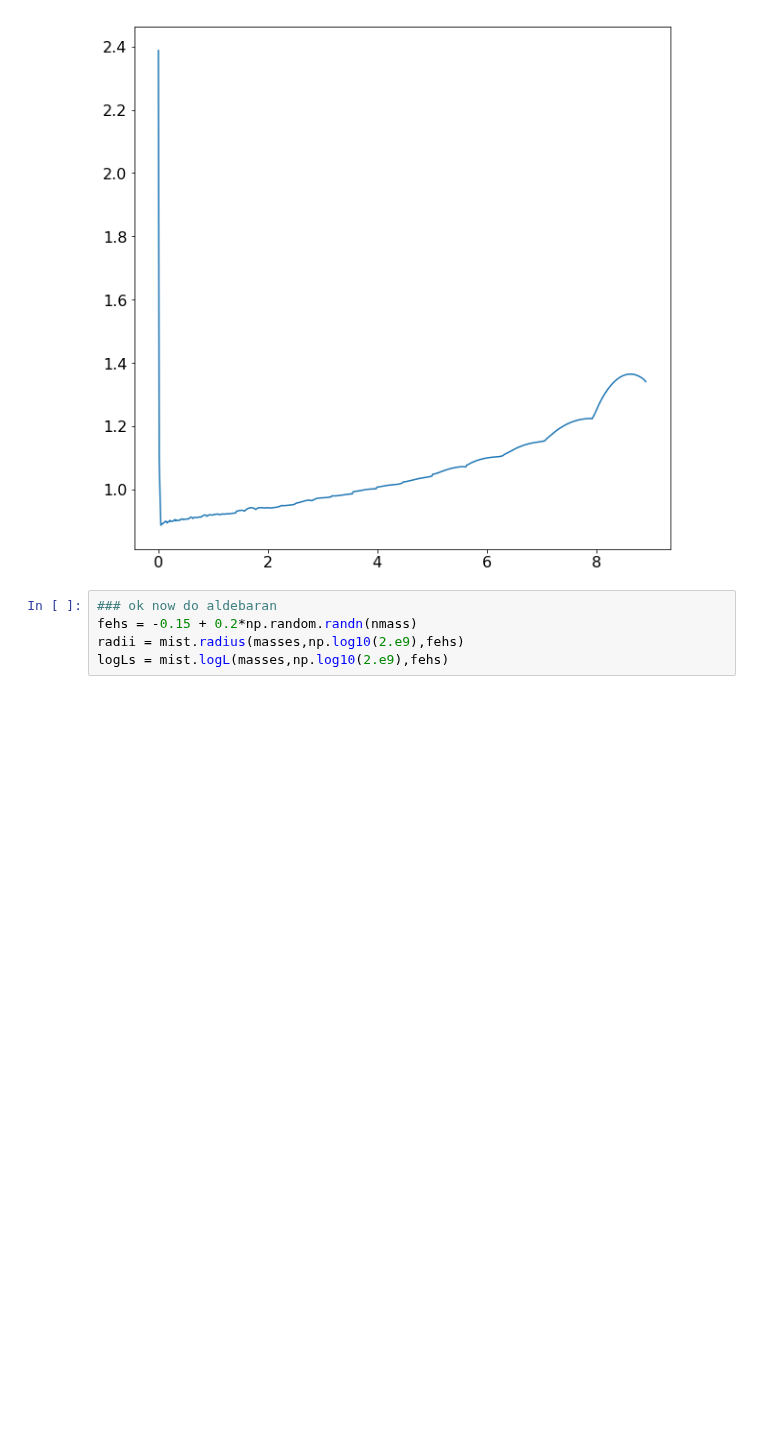
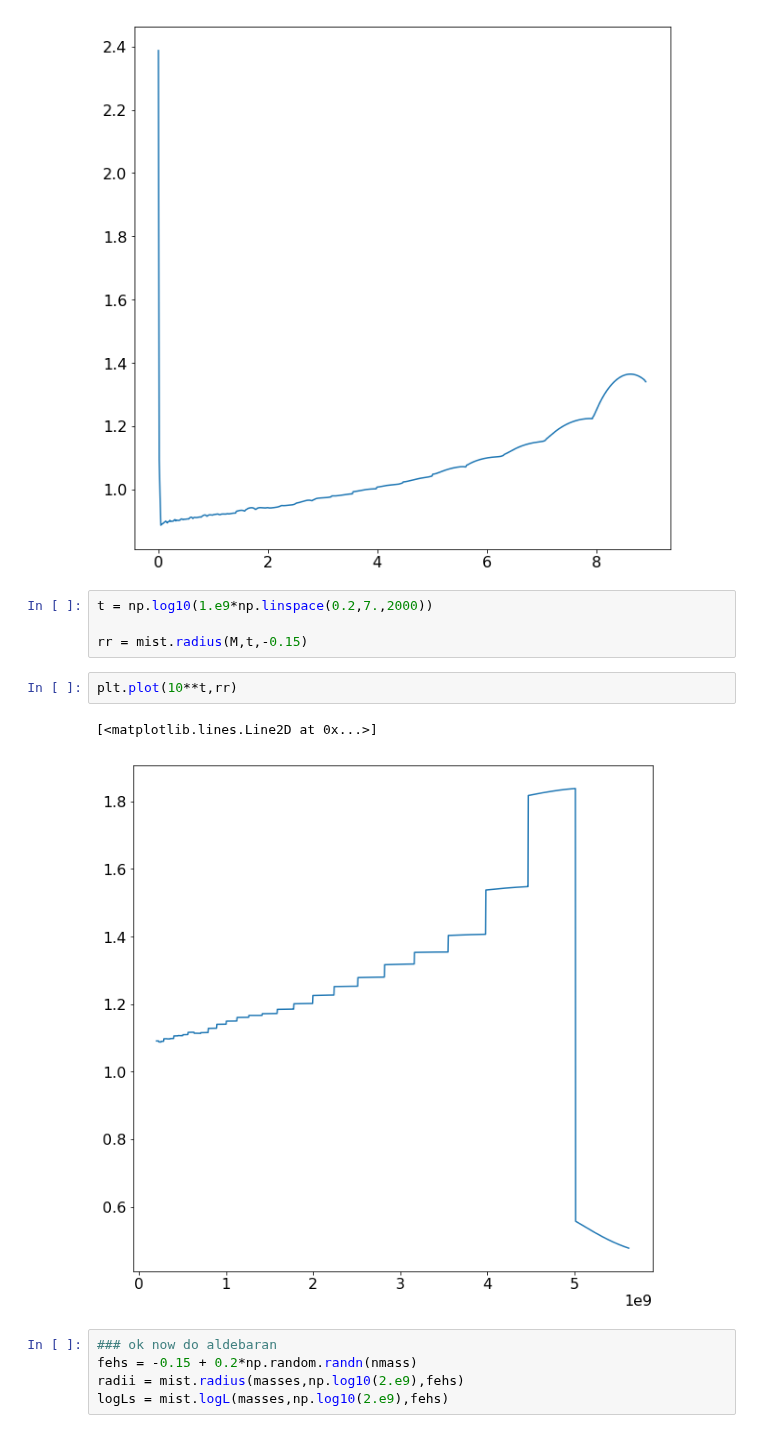
Before and after one commit to farr/Aldebaran, a Jupyter notebook: equilibrium.ipynb, the cells around one changed output. Drawn from its saved outputs; the diff is of its cells as text; blank space fills up the shorter version.

```diff
--- a/equilibrium.ipynb
+++ b/equilibrium.ipynb
@@ -179,6 +179,15 @@ plt.plot(10**t/1e9,radii)
 # %% [output]
 [<matplotlib.lines.Line2D at 0x...>]
 [figure]
+# %%
+t = np.log10(1.e9*np.linspace(0.2,7.,2000))
+
+rr = mist.radius(M,t,-0.15)
+# %%
+plt.plot(10**t,rr)
+# %% [output]
+[<matplotlib.lines.Line2D at 0x...>]
+[figure, added]
 # %%
 ### ok now do aldebaran
 fehs = -0.15 + 0.2*np.random.randn(nmass)
```
Also changed, not shown: parts of 24 cells of this notebook, 1 other file.
